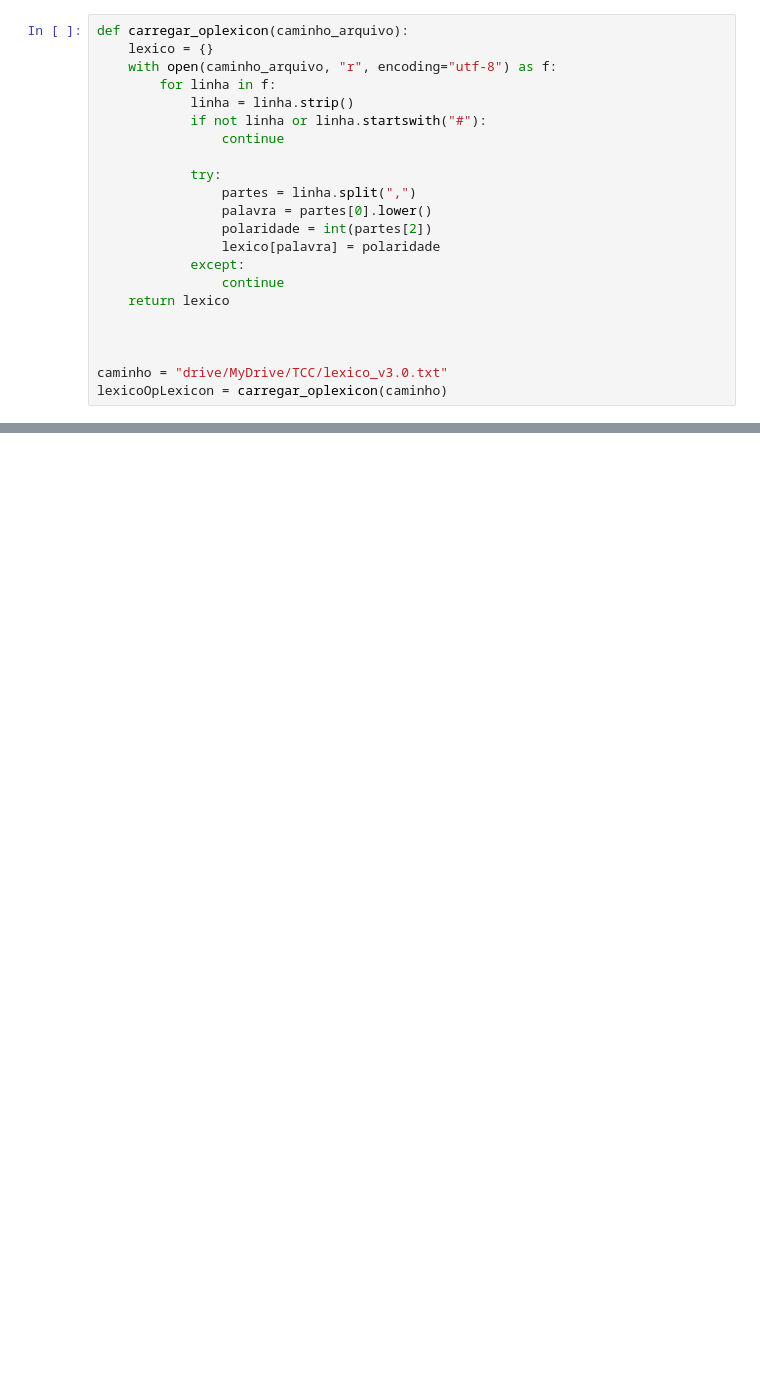
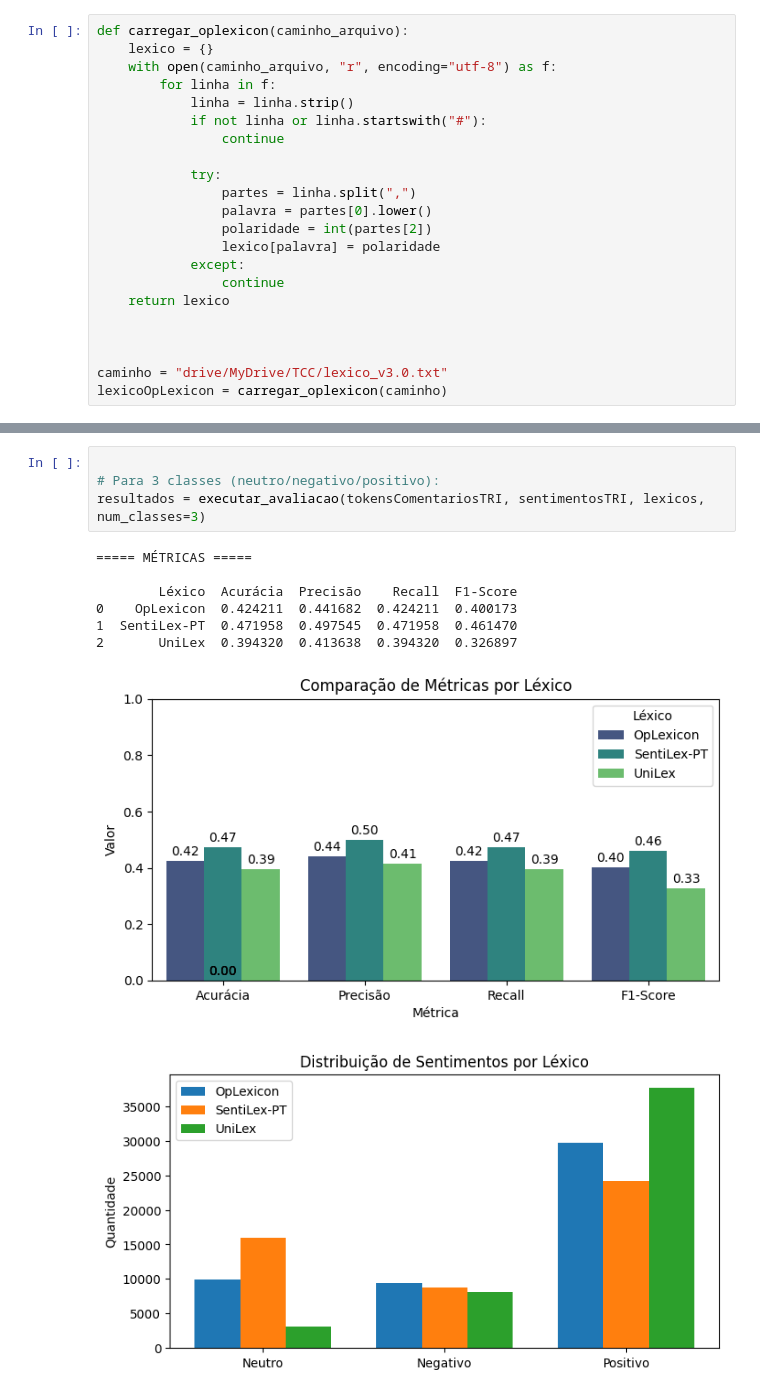
Before and after one commit to crissipires/tcc, a Jupyter notebook: TCC.ipynb, the cells around one changed output, grey strips where cells are left out. Cells and saved outputs as stored; diff of their text form; blank space fills up the shorter version.

```diff
--- a/TCC.ipynb
+++ b/TCC.ipynb
@@ -593,0 +328,13 @@ class AnaliseMachineLearning:
+# %%
+
+# Para 3 classes (neutro/negativo/positivo):
+resultados = executar_avaliacao(tokensComentariosTRI, sentimentosTRI, lexicos, num_classes=3)
+# %% [output]
+===== MÉTRICAS =====
+
+        Léxico  Acurácia  Precisão    Recall  F1-Score
+0    OpLexicon  0.424211  0.441682  0.424211  0.400173
+1  SentiLex-PT  0.471958  0.497545  0.471958  0.461470
+2       UniLex  0.394320  0.413638  0.394320  0.326897
+[figure, added]
+[figure, added]
```
Also changed, not shown: parts of 22 cells of this notebook.
